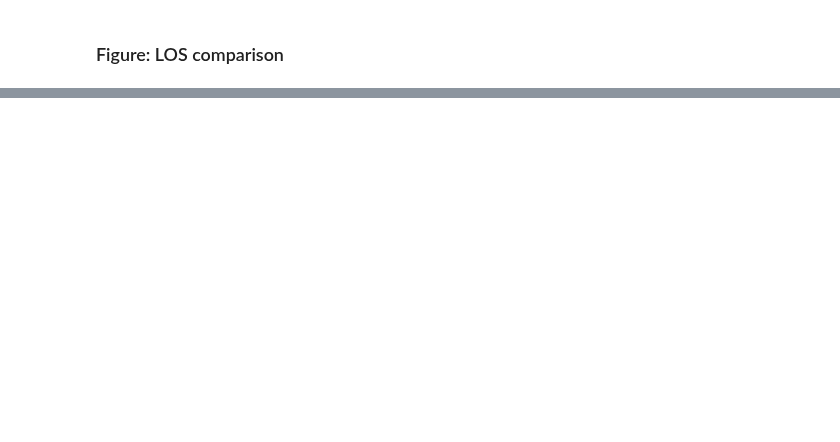
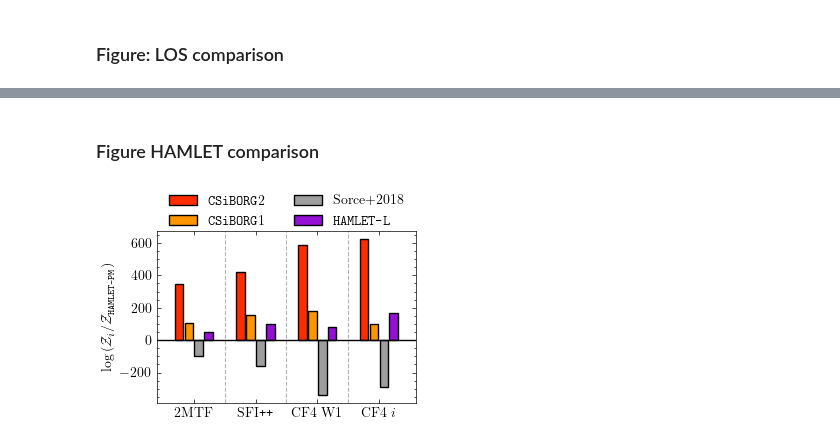
Before and after one commit to candel-cosmo/CANDEL, a Jupyter notebook: notebooks/paper_VFO/main_VFO.ipynb, the cells around one changed output, grey strips where cells are left out. Saved outputs shown, nothing was run; the diff lists cells and outputs as text; code cells hidden in the pictures; blank space fills up the shorter version.

```diff
--- a/notebooks/paper_VFO/main_VFO.ipynb
+++ b/notebooks/paper_VFO/main_VFO.ipynb
@@ -177,0 +331,77 @@ with plt.style.context("science"):
+# %% [markdown]
+### Figure HAMLET comparison
+# %%
+# Rows of `gof` match this order:
+rec_names = [name for name, _ in files_here]
+cat_names = samples
+
+# Choose PV catalogues on the x-axis (order shown)
+cats_to_plot = ["2MTF", "SFI", "CF4_W1", "CF4_i"]
+x = np.arange(len(cats_to_plot))
+
+# Choose WHICH reconstructions to show (in this order)
+recs_to_plot = ["CB2", "CB1", "CLONES", "HAMLET_V0", "HAMLET_V1"]  # edit me
+ref = "HAMLET_V1"                                       # edit me
+
+# ---- index maps and checks ----
+ridx = {name: i for i, name in enumerate(rec_names)}
+cidx = {cat:  j for j, cat  in enumerate(cat_names)}
+
+missing_recs = [r for r in recs_to_plot if r not in ridx]
+missing_cats = [c for c in cats_to_plot if c not in cidx]
+if missing_recs:
+    raise ValueError(f"Reconstruction(s) not in files: {missing_recs}")
+if missing_cats:
+    raise ValueError(f"Catalogue(s) not in samples: {missing_cats}")
+if ref not in ridx:
+    raise ValueError(f"Reference '{ref}' not found. Available: {rec_names}")
+
+# ---- compute deltas w.r.t. reference (column-wise) ----
+ref_row = gof[ridx[ref], :]
+delta   = gof - ref_row[None, :]
+
+# Only plot the chosen reconstructions (excluding the reference)
+plot_recs = [r for r in recs_to_plot if r != ref]
+Nplot     = len(plot_recs)
+
+# ---- bar geometry ----
+bar_w   = 0.12 if Nplot > 6 else 0.14
+offsets = (np.arange(Nplot) - 0.5*(Nplot - 1)) * (bar_w + 0.02)
+
+with plt.style.context("science"):
+    fig, ax = plt.subplots(figsize=(3.45, 3.45 * 0.75))
+
+    for k_rec, rname in enumerate(plot_recs):
+        xs, vals = [], []
+        for k_cat, cat in enumerate(cats_to_plot):
+            v = delta[ridx[rname], cidx[cat]]
+            if np.isfinite(v):
+                xs.append(x[k_cat] + offsets[k_rec])
+                vals.append(v)
+        if vals:
+            ax.bar(xs, vals, width=bar_w,
+                   color=simname2color(rname),
+                   edgecolor="k", label=simname2label(rname))
+
+    # Cosmetics
+    ax.axhline(0, color="k")
+    xtlabs = [catalogue2label(c) for c in cats_to_plot]
+    ax.set_xticks(x, xtlabs)
+    ax.tick_params(axis="x", which="minor", bottom=False, top=False)
+    ax.set_ylabel(r"$\log \left(\mathcal{Z}_i / \mathcal{Z}_{\texttt{HAMLET-PM}}\right)$")
+    ax.set_xlim(x[0] - 0.6, x[-1] + 0.6)
+
+    for xpos in x[1:] - 0.5:   # halfway between categories
+        ax.axvline(xpos, color="0.7", ls="--", lw=0.8, zorder=0)
+
+    # Legend above
+    ncol = min(4, max(2, int(np.ceil(max(1, Nplot)/3))))
+    if Nplot > 0:
+        ax.legend(loc="lower center", bbox_to_anchor=(0.5, 0.95),
+                  frameon=False, ncol=ncol)
+
+    fig.tight_layout()
+    fig.savefig("/Users/rstiskalek/Downloads/logZ_HAMLET_single.pdf", dpi=500)
+    plt.show()
+# %% [output]
+[figure, added]
```
Also changed, not shown: parts of 29 cells of this notebook, 37 other files.
